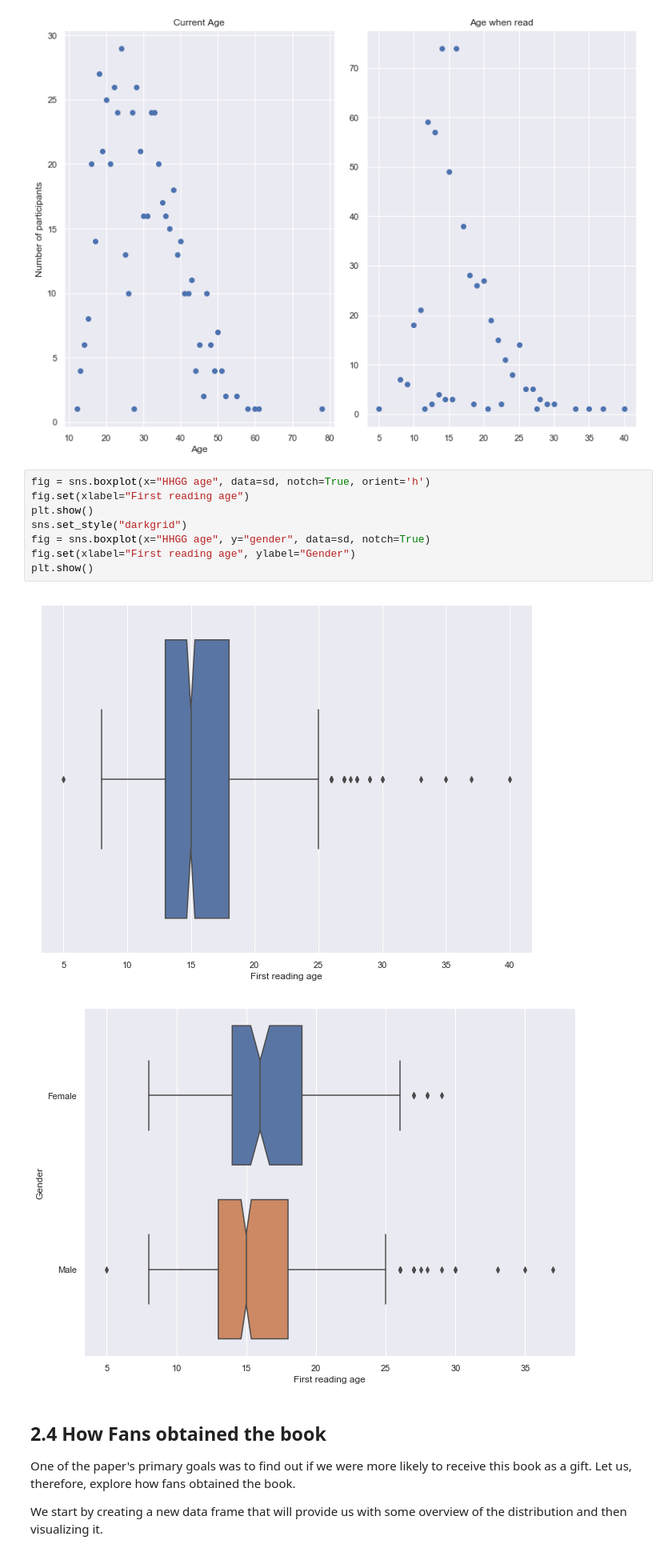
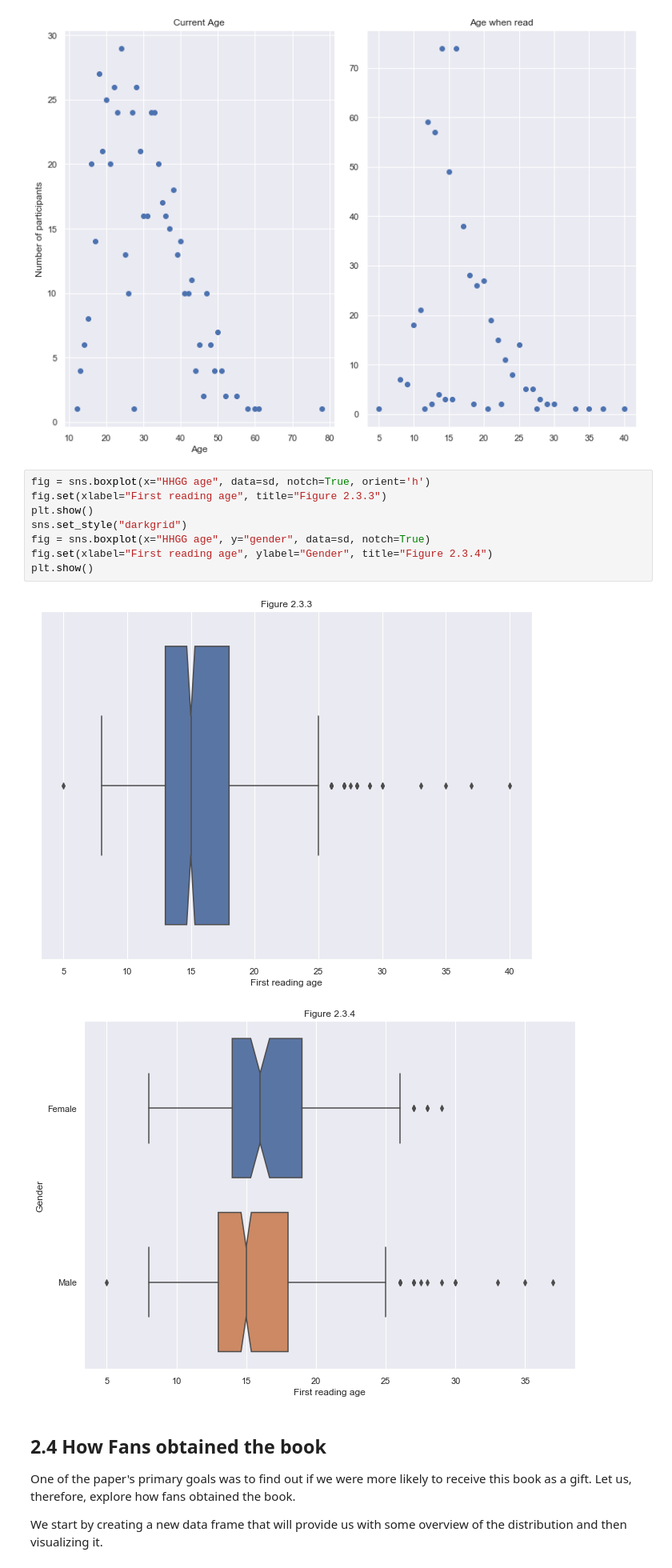
Before and after one commit to aegonwolf/hhg2g, a Jupyter notebook: hhg2g.ipynb, the cells around one changed output. Shown at 80% size. Cells and saved outputs as stored; diff of their text form.

```diff
--- a/hhg2g.ipynb
+++ b/hhg2g.ipynb
@@ -152,15 +156,15 @@ fig.tight_layout()
 [figure]
 # %%
 fig = sns.boxplot(x="HHGG age", data=sd, notch=True, orient='h')
-fig.set(xlabel="First reading age")
+fig.set(xlabel="First reading age", title="Figure 2.3.3")
 plt.show()
 sns.set_style("darkgrid")
 fig = sns.boxplot(x="HHGG age", y="gender", data=sd, notch=True)
-fig.set(xlabel="First reading age", ylabel="Gender")
+fig.set(xlabel="First reading age", ylabel="Gender", title="Figure 2.3.4")
 plt.show()
 # %% [output]
-[figure, old version]
+[figure, new version]
-[figure, old version]
+[figure, new version]
 # %% [markdown]
 ## 2.4 How Fans obtained the book
 One of the paper's primary goals was to find out if we were more likely to receive this book as a gift.
```
Also changed, not shown: parts of 32 cells of this notebook.
